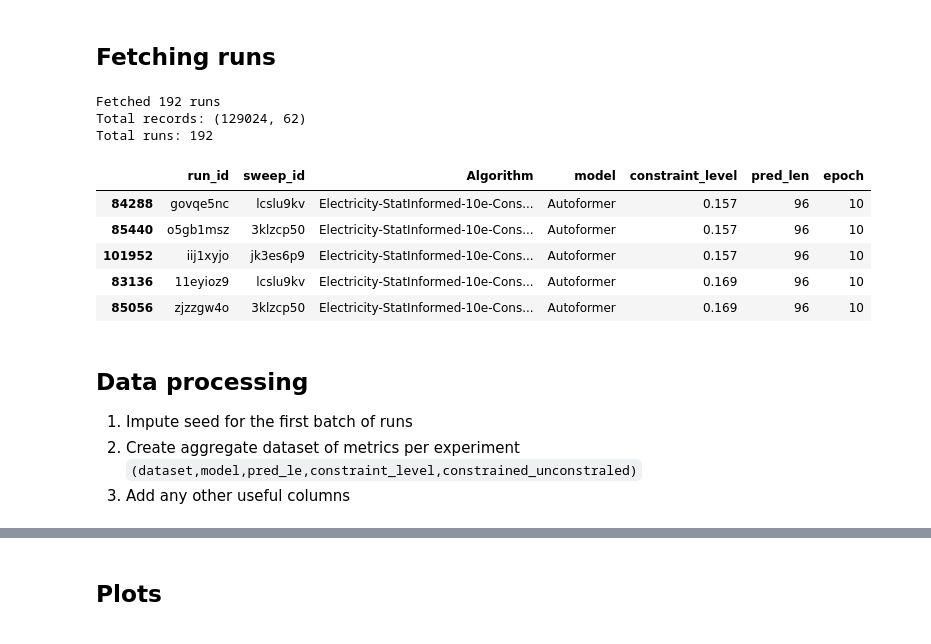
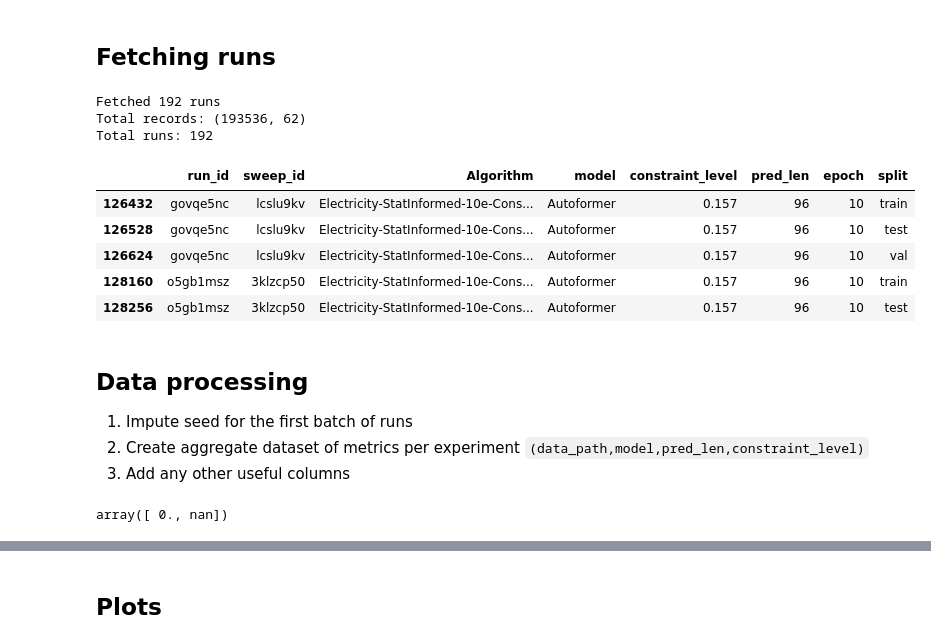
Before and after one commit to thuml/Autoformer, a Jupyter notebook: 2023-09-06 12 - Tables and plots for paper.ipynb, the cells around one changed output, grey strips where cells are left out. Drawn from its saved outputs; the diff is of its cells as text; code cells hidden in the pictures.

Commit message:
Update final results notebook with cleaned up data

```diff
--- a/2023-09-06 12 - Tables and plots for paper.ipynb
+++ b/2023-09-06 12 - Tables and plots for paper.ipynb
@@ -38,7 +38,7 @@ all_runs = []
 run_counter = 0
 for run in tqdm(runs):
     run_counter += 1
-    for split in ["train", "test"]:
+    for split in ["train", "test","val"]:
         for metric in ["mse",]:
             pred_len = run.config["pred_len"]
             metrics = np.zeros(pred_len)
@@ -70,21 +70,25 @@ print(f"Total records: {(df.shape)}")
 print(f"Total runs: {df.run_id.nunique()}")
 # %% [output]
 Fetched 192 runs
-Total records: (129024, 62)
+Total records: (193536, 62)
 Total runs: 192
 # %%
-df[['run_id',"sweep_id",'Algorithm','model','constraint_level','pred_len','epoch']] \
+df[['run_id',"sweep_id",'Algorithm','model','constraint_level','pred_len','epoch',"split"]] \
     .drop_duplicates().sort_values(["pred_len",'Algorithm','model',"constraint_level"]) \
     .head()
 # %% [output]
-|  | run_id | sweep_id | Algorithm | model | constraint_level | pred_len | epoch |
-| 84288 | govqe5nc | lcslu9kv | Electricity-StatInformed-10e-Cons... | Autoformer | 0.157 | 96 | 10 |
-| 85440 | o5gb1msz | 3klzcp50 | Electricity-StatInformed-10e-Cons... | Autoformer | 0.157 | 96 | 10 |
-| 101952 | iij1xyjo | jk3es6p9 | Electricity-StatInformed-10e-Cons... | Autoformer | 0.157 | 96 | 10 |
-| 83136 | 11eyioz9 | lcslu9kv | Electricity-StatInformed-10e-Cons... | Autoformer | 0.169 | 96 | 10 |
-| 85056 | zjzzgw4o | 3klzcp50 | Electricity-StatInformed-10e-Cons... | Autoformer | 0.169 | 96 | 10 |
+|  | run_id | sweep_id | Algorithm | model | constraint_level | pred_len | epoch | split |
+| 126432 | govqe5nc | lcslu9kv | Electricity-StatInformed-10e-Cons... | Autoformer | 0.157 | 96 | 10 | train |
+| 126528 | govqe5nc | lcslu9kv | Electricity-StatInformed-10e-Cons... | Autoformer | 0.157 | 96 | 10 | test |
+| 126624 | govqe5nc | lcslu9kv | Electricity-StatInformed-10e-Cons... | Autoformer | 0.157 | 96 | 10 | val |
+| 128160 | o5gb1msz | 3klzcp50 | Electricity-StatInformed-10e-Cons... | Autoformer | 0.157 | 96 | 10 | train |
+| 128256 | o5gb1msz | 3klzcp50 | Electricity-StatInformed-10e-Cons... | Autoformer | 0.157 | 96 | 10 | test |
 # %% [markdown]
 ## Data processing
 1. Impute seed for the first batch of runs
-2. Create aggregate dataset of metrics per experiment `(dataset,model,pred_le,constraint_level,constrained_unconstraled)`
+2. Create aggregate dataset of metrics per experiment `(data_path,model,pred_len,constraint_level)`
 3. Add any other useful columns
+# %%
+df.seed.unique()
+# %% [output]
+array([ 0., nan])
```
Also changed, not shown: parts of 11 cells of this notebook, 1 other file.
